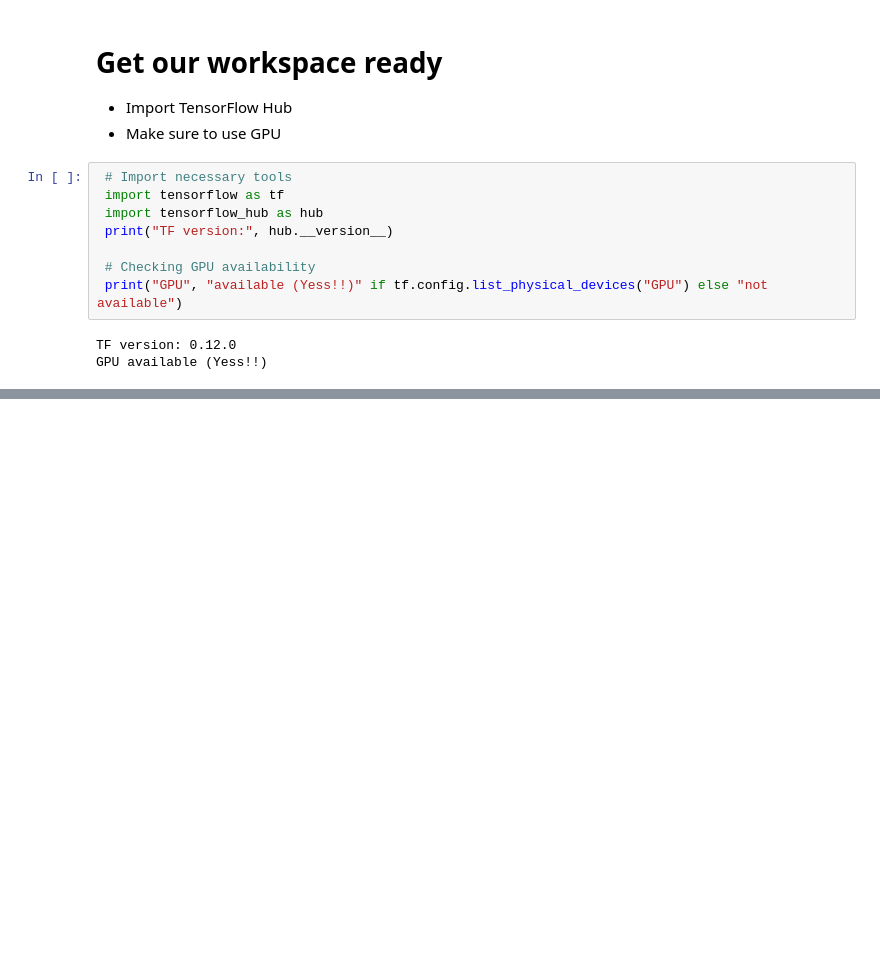
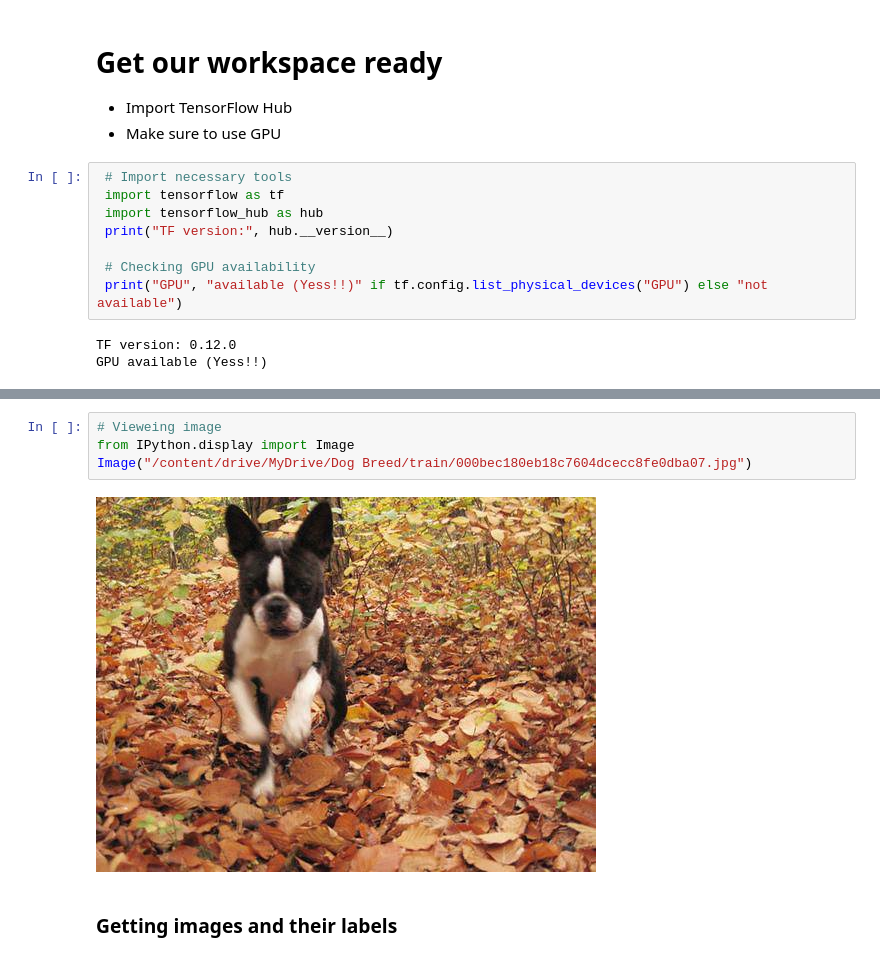
Before and after one commit to hhshanto/Dog-Breed-Identification, a Jupyter notebook: Dog_Breed.ipynb, the cells around one changed output, grey strips where cells are left out. Cells and saved outputs as stored; diff of their text form; blank space fills up the shorter version.

Commit message:
Getting Data Ready

```diff
--- a/Dog_Breed.ipynb
+++ b/Dog_Breed.ipynb
@@ -37,0 +75,8 @@ GPU available (Yess!!)
+# %%
+# Vieweing image
+from IPython.display import Image
+Image("/content/drive/MyDrive/Dog Breed/train/000bec180eb18c7604dcecc8fe0dba07.jpg")
+# %% [output]
+[figure, added]
+# %% [markdown]
+### Getting images and their labels
```
Also changed, not shown: parts of 8 cells of this notebook.
